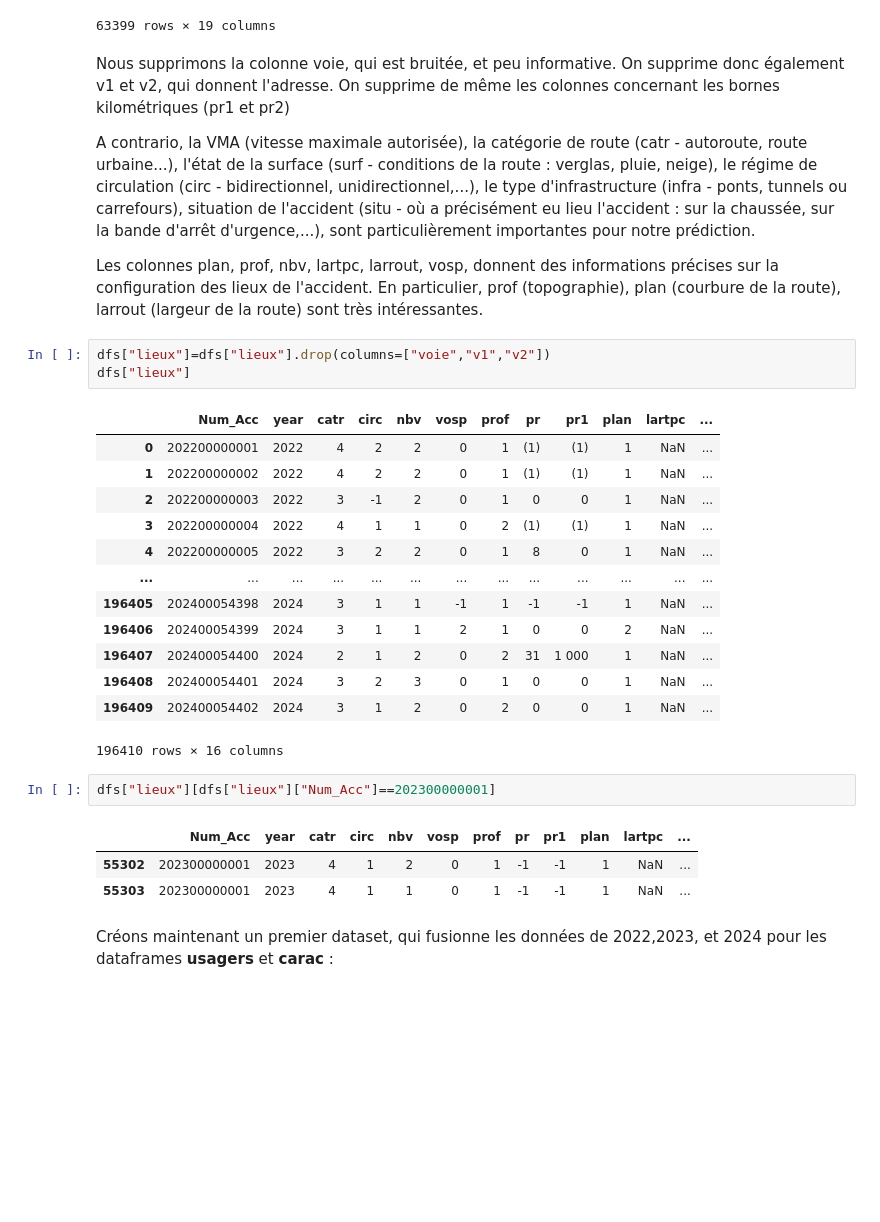
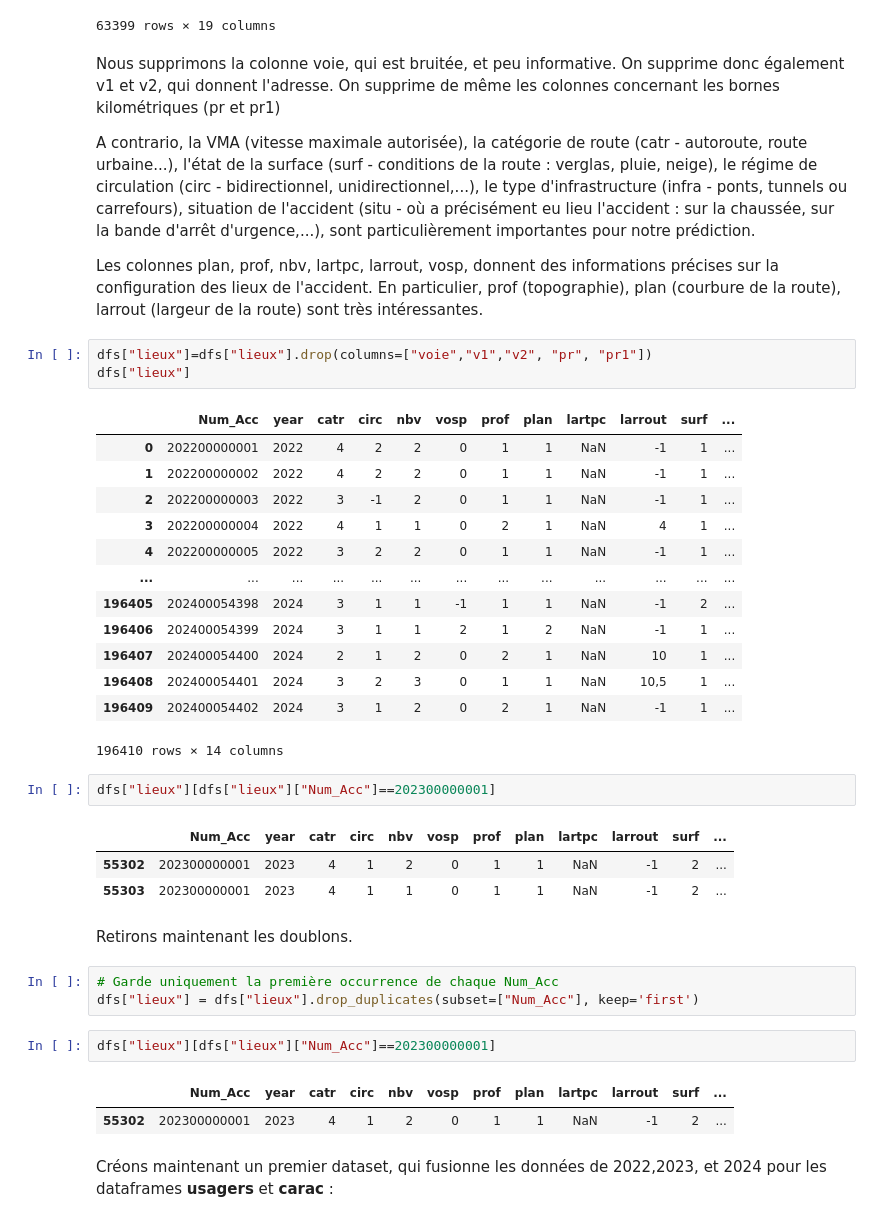
Before and after one commit to hobbit-joufflu/Predict-Traffic-Accident-Severity, a Jupyter notebook: code.ipynb, the cells around one changed output. Drawn from its saved outputs; the diff is of its cells as text; blank space fills up the shorter version.

```diff
--- a/code.ipynb
+++ b/code.ipynb
@@ -196,34 +196,44 @@ dfs["lieux"][dfs["lieux"]["Num_Acc"].duplicated(keep=False)].sort_values(by="Num
 | 196405 | 202400054398 | 2024 | 3 | NaN | -1 | NaN | 1 | 1 | -1 | 1 | -1 | ... |
 63399 rows × 19 columns
 # %% [markdown]
-Nous supprimons la colonne voie, qui est bruitée, et peu informative. On supprime donc également v1 et v2, qui donnent l'adresse. On supprime de même les colonnes concernant les bornes kilométriques (pr1 et pr2)
+Nous supprimons la colonne voie, qui est bruitée, et peu informative. On supprime donc également v1 et v2, qui donnent l'adresse. On supprime de même les colonnes concernant les bornes kilométriques (pr et pr1)
 
 A contrario, la VMA (vitesse maximale autorisée), la catégorie de route (catr - autoroute, route urbaine...), l'état de la surface (surf - conditions de la route : verglas, pluie, neige), le régime de circulation (circ - bidirectionnel, unidirectionnel,...), le type d'infrastructure (infra - ponts, tunnels ou carrefours), situation de l'accident (situ - où a précisément eu lieu l'accident : sur la chaussée, sur la bande d'arrêt d'urgence,...), sont particulièrement importantes pour notre prédiction.
 
 Les colonnes plan, prof, nbv, lartpc, larrout, vosp, donnent des informations précises sur la configuration des lieux de l'accident. En particulier, prof (topographie), plan (courbure de la route), larrout (largeur de la route) sont très intéressantes.
 # %%
-dfs["lieux"]=dfs["lieux"].drop(columns=["voie","v1","v2"])
+dfs["lieux"]=dfs["lieux"].drop(columns=["voie","v1","v2", "pr", "pr1"])
 dfs["lieux"]
 # %% [output]
-|  | Num_Acc | year | catr | circ | nbv | vosp | prof | pr | pr1 | plan | lartpc | ... |
-| 0 | 202200000001 | 2022 | 4 | 2 | 2 | 0 | 1 | (1) | (1) | 1 | NaN | ... |
-| 1 | 202200000002 | 2022 | 4 | 2 | 2 | 0 | 1 | (1) | (1) | 1 | NaN | ... |
-| 2 | 202200000003 | 2022 | 3 | -1 | 2 | 0 | 1 | 0 | 0 | 1 | NaN | ... |
-| 3 | 202200000004 | 2022 | 4 | 1 | 1 | 0 | 2 | (1) | (1) | 1 | NaN | ... |
-| 4 | 202200000005 | 2022 | 3 | 2 | 2 | 0 | 1 | 8 | 0 | 1 | NaN | ... |
+|  | Num_Acc | year | catr | circ | nbv | vosp | prof | plan | lartpc | larrout | surf | ... |
+| 0 | 202200000001 | 2022 | 4 | 2 | 2 | 0 | 1 | 1 | NaN | -1 | 1 | ... |
+| 1 | 202200000002 | 2022 | 4 | 2 | 2 | 0 | 1 | 1 | NaN | -1 | 1 | ... |
+| 2 | 202200000003 | 2022 | 3 | -1 | 2 | 0 | 1 | 1 | NaN | -1 | 1 | ... |
+| 3 | 202200000004 | 2022 | 4 | 1 | 1 | 0 | 2 | 1 | NaN | 4 | 1 | ... |
+| 4 | 202200000005 | 2022 | 3 | 2 | 2 | 0 | 1 | 1 | NaN | -1 | 1 | ... |
 | ... | ... | ... | ... | ... | ... | ... | ... | ... | ... | ... | ... | ... |
-| 196405 | 202400054398 | 2024 | 3 | 1 | 1 | -1 | 1 | -1 | -1 | 1 | NaN | ... |
-| 196406 | 202400054399 | 2024 | 3 | 1 | 1 | 2 | 1 | 0 | 0 | 2 | NaN | ... |
-| 196407 | 202400054400 | 2024 | 2 | 1 | 2 | 0 | 2 | 31 | 1 000 | 1 | NaN | ... |
-| 196408 | 202400054401 | 2024 | 3 | 2 | 3 | 0 | 1 | 0 | 0 | 1 | NaN | ... |
-| 196409 | 202400054402 | 2024 | 3 | 1 | 2 | 0 | 2 | 0 | 0 | 1 | NaN | ... |
+| 196405 | 202400054398 | 2024 | 3 | 1 | 1 | -1 | 1 | 1 | NaN | -1 | 2 | ... |
+| 196406 | 202400054399 | 2024 | 3 | 1 | 1 | 2 | 1 | 2 | NaN | -1 | 1 | ... |
+| 196407 | 202400054400 | 2024 | 2 | 1 | 2 | 0 | 2 | 1 | NaN | 10 | 1 | ... |
+| 196408 | 202400054401 | 2024 | 3 | 2 | 3 | 0 | 1 | 1 | NaN | 10,5 | 1 | ... |
+| 196409 | 202400054402 | 2024 | 3 | 1 | 2 | 0 | 2 | 1 | NaN | -1 | 1 | ... |
-196410 rows × 16 columns
+196410 rows × 14 columns
 # %%
 dfs["lieux"][dfs["lieux"]["Num_Acc"]==202300000001]
 # %% [output]
-|  | Num_Acc | year | catr | circ | nbv | vosp | prof | pr | pr1 | plan | lartpc | ... |
-| 55302 | 202300000001 | 2023 | 4 | 1 | 2 | 0 | 1 | -1 | -1 | 1 | NaN | ... |
-| 55303 | 202300000001 | 2023 | 4 | 1 | 1 | 0 | 1 | -1 | -1 | 1 | NaN | ... |
+|  | Num_Acc | year | catr | circ | nbv | vosp | prof | plan | lartpc | larrout | surf | ... |
+| 55302 | 202300000001 | 2023 | 4 | 1 | 2 | 0 | 1 | 1 | NaN | -1 | 2 | ... |
+| 55303 | 202300000001 | 2023 | 4 | 1 | 1 | 0 | 1 | 1 | NaN | -1 | 2 | ... |
+# %% [markdown]
+Retirons maintenant les doublons.
+# %%
+# Garde uniquement la première occurrence de chaque Num_Acc
+dfs["lieux"] = dfs["lieux"].drop_duplicates(subset=["Num_Acc"], keep='first')
+# %%
+dfs["lieux"][dfs["lieux"]["Num_Acc"]==202300000001]
+# %% [output]
+|  | Num_Acc | year | catr | circ | nbv | vosp | prof | plan | lartpc | larrout | surf | ... |
+| 55302 | 202300000001 | 2023 | 4 | 1 | 2 | 0 | 1 | 1 | NaN | -1 | 2 | ... |
 # %% [markdown]
 Créons maintenant un premier dataset, qui fusionne les données de 2022,2023, et 2024 pour les dataframes **usagers** et **carac** :
 # %%
```
Also changed, not shown: parts of 34 cells of this notebook.
